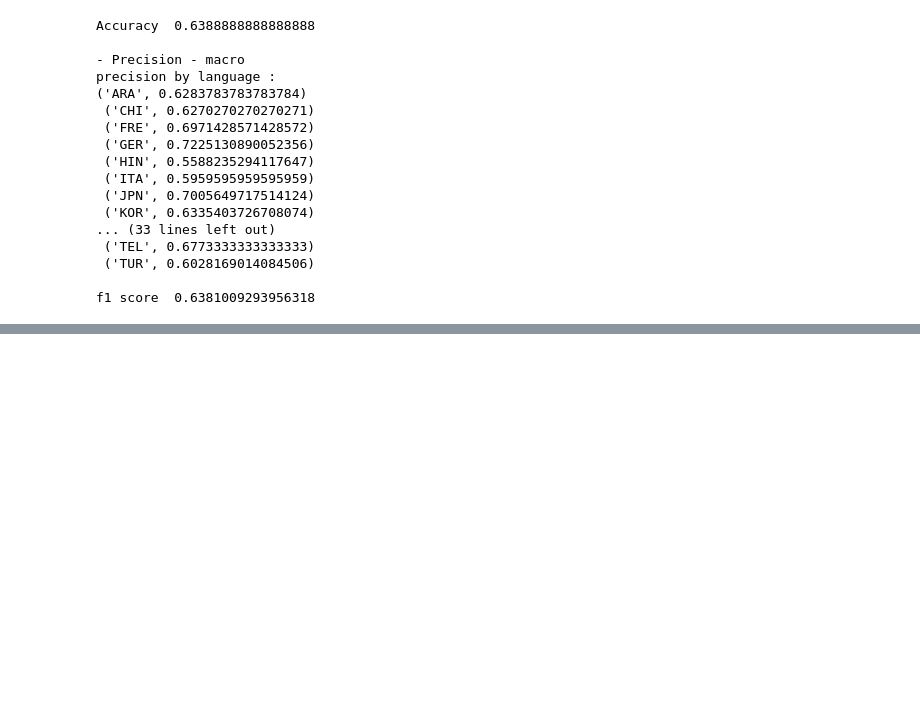
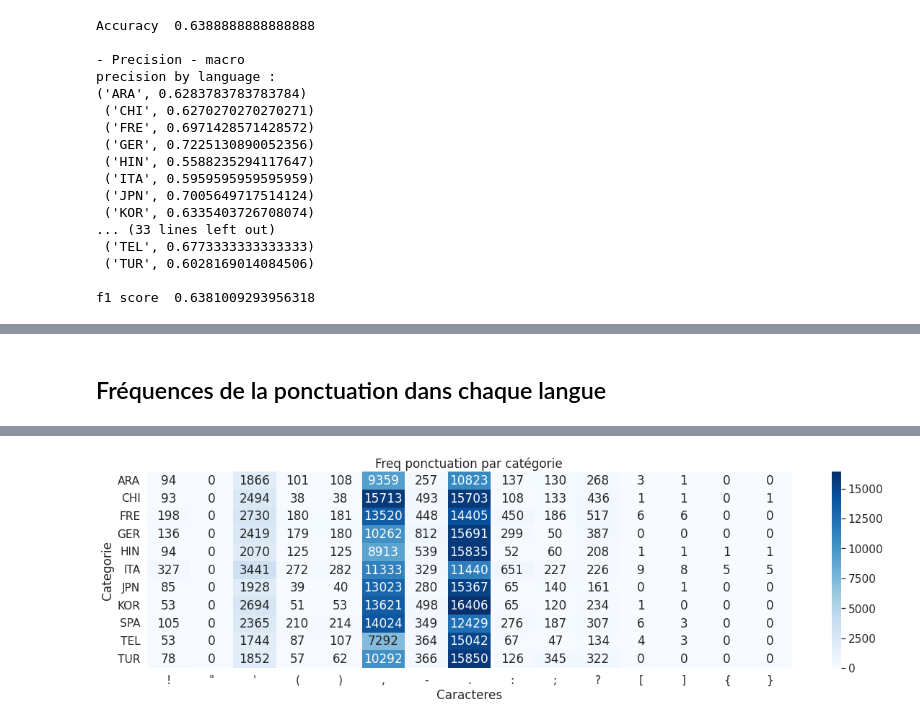
Before and after one commit to Koceila2K7/projet-analyse-de-text, a Jupyter notebook: src/stats_project.ipynb, the cells around one changed output, grey strips where cells are left out. Saved outputs shown, nothing was run; the diff lists cells and outputs as text; code cells hidden in the pictures; blank space fills up the shorter version.

Commit message:
punctuation & special caracters frequency

```diff
--- a/src/stats_project.ipynb
+++ b/src/stats_project.ipynb
@@ -892,0 +893,22 @@ La lemmatization a négativement impacté les performances du modèle. En effet,
+# %% [markdown]
+## Fréquences de la ponctuation dans chaque langue
+# %%
+import matplotlib.pyplot as plt
+import seaborn as sns
+
+df = load_data(path=r'./train.txt')
+
+# grouper puis concatener les textes de chaque catégorie
+df_punct = df.groupby(['category'])['text'].apply(''.join).reset_index()
+punctuation = ['.', ',', ';', ':', '?', '!', '-', '(', ')', '[', ']', '{', '}', '\'', '\"']
+for p in punctuation:
+    df_punct[p] = df_punct['text'].apply(lambda x: x.count(p))
+
+plt.figure(figsize=(20, 5))
+heatmap_data = pd.pivot_table(df_punct, values=punctuation, index=['category'], aggfunc=np.sum)
+sns.heatmap(heatmap_data, cmap='Blues', annot=True, fmt='.0f')
+plt.title("Freq ponctuation par catégorie")
+plt.xlabel("Caracteres")
+plt.ylabel("Categorie")
+plt.show()
+# %% [output]
@@ -892,0 +916 @@ La lemmatization a négativement impacté les performances du modèle. En effet,
+[figure, added]
```
Also changed, not shown: parts of 26 cells of this notebook.
